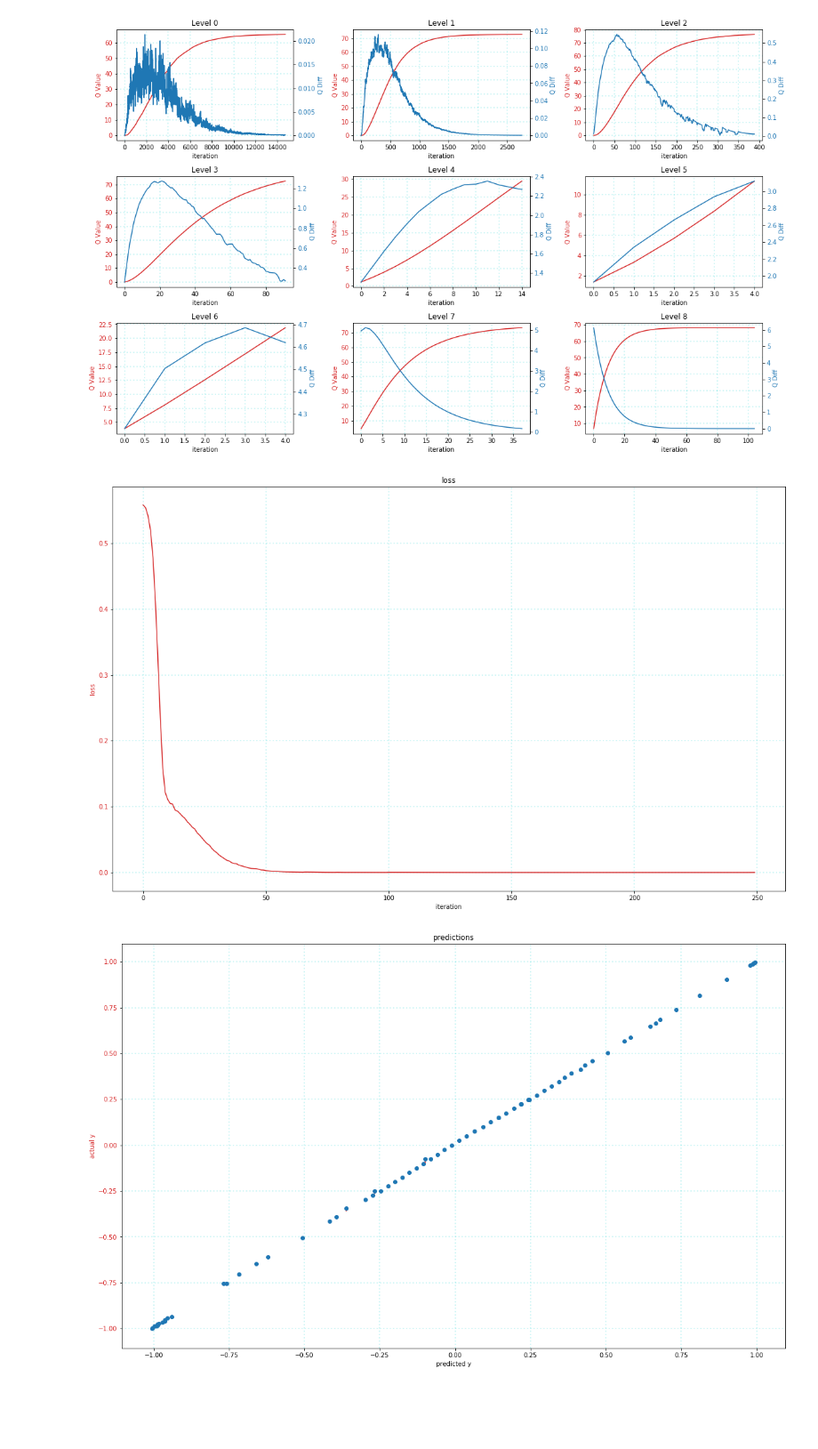
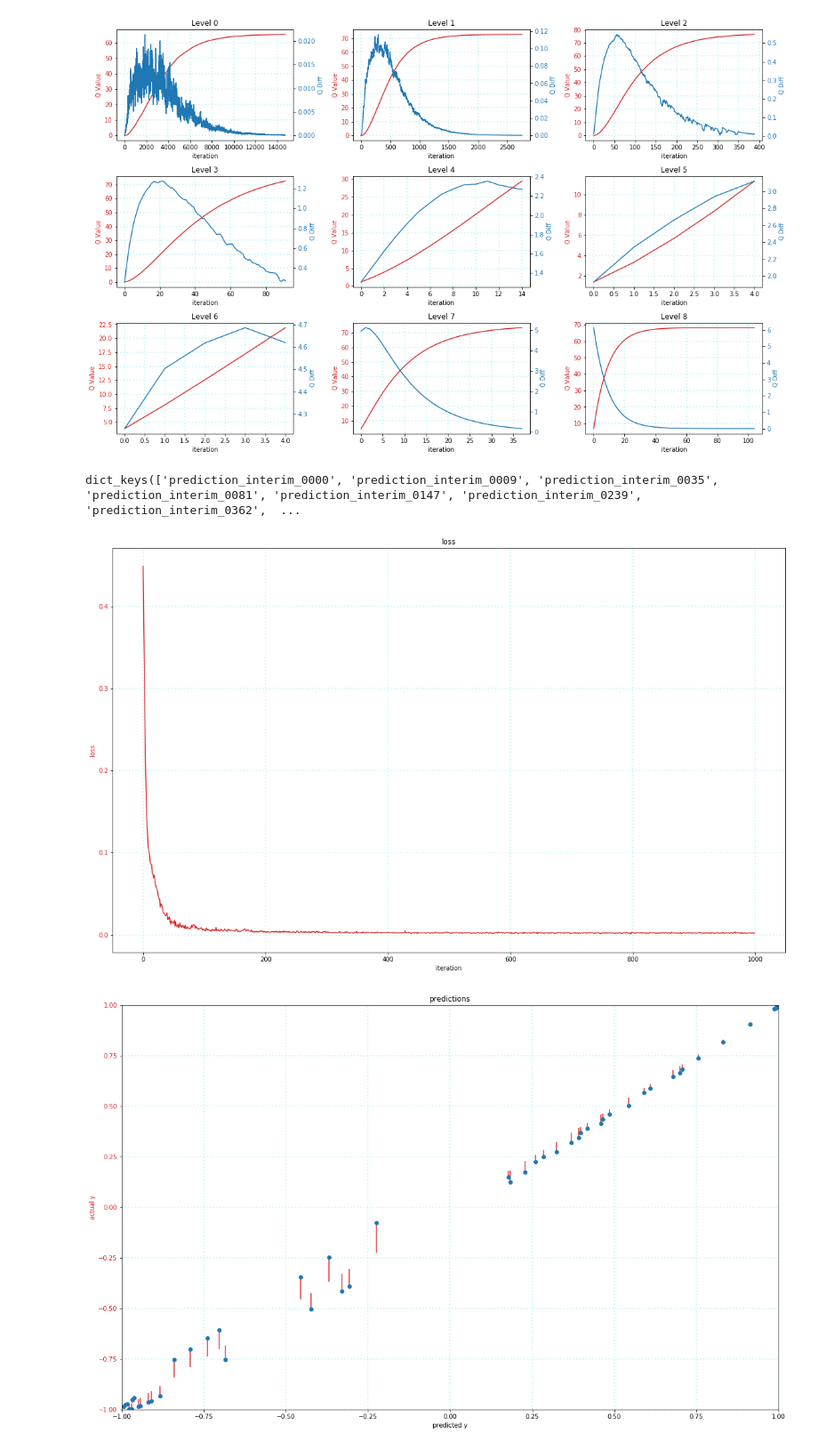
Before and after one commit to parrisma/RL-Intuition, a Jupyter notebook: src/tictactoe/experiment2/experiment2.ipynb, the cells around one changed output. Shown: that part at 89% size. Saved outputs shown, nothing was run; the diff lists cells and outputs as text; code cells hidden in the pictures; blank space fills up the shorter version.

Commit message:
moved interim test into a TF callback and added LR decay to hello world

```diff
--- a/src/tictactoe/experiment2/experiment2.ipynb
+++ b/src/tictactoe/experiment2/experiment2.ipynb
@@ -72,7 +72,11 @@ plt.show()
 # %% [output]
 [figure]
 # %%
-hello_world_data = ValsJson.load_values_from_json("..//data/Driving-Louis/summary.json")
+hello_world_data = ValsJson.load_values_from_json("..//data/Detecting-Lesa/summary.json")
+# %%
+hello_world_data.keys()
+# %% [output]
+dict_keys(['prediction_interim_0000', 'prediction_interim_0009', 'prediction_interim_0035', 'prediction_interim_0081', 'prediction_interim_0147', 'prediction_interim_0239', 'prediction_interim_0362',  ...
 # %%
 def plot_loss(loss, ax1):
     ax1_color = 'tab:red'
@@ -89,7 +93,7 @@ fig, ax = plt.subplots(ncols=1, nrows=1, constrained_layout=True)
 plot_loss(hello_world_data['loss'], ax)
 plt.show()
 # %% [output]
-[figure, old version]
+[figure, new version]
 # %%
 def plot_pred(y, pred_y, ax1, title):
     ax1_color = 'tab:red'
@@ -99,6 +103,8 @@ def plot_pred(y, pred_y, ax1, title):
     ax1.set_title(title)
     ax1.set_xlabel('predicted y')
     ax1.set_ylabel('actual y', color=ax1_color)
+    ax1.set_xlim([-1,1])
+    ax1.set_ylim([-1,1])
     ax1.errorbar(pred_y, y, yerr=err, color=ax2_color, fmt='o', ecolor=ax1_color)
     ax1.tick_params(axis='y', labelcolor=ax1_color)
     ax1.grid(b=True, color='DarkTurquoise', alpha=0.2, linestyle=':', linewidth=2)
@@ -106,15 +112,15 @@ def plot_pred(y, pred_y, ax1, title):
 # %%
 from IPython.display import clear_output
 plt.rcParams['figure.figsize'] = [40/2.54, 25/2.54]
 
-to_show = list(sorted([k for k, k in enumerate(y.keys()) if re.match(r'^prediction_interim_.*', k)]))
+to_show = list(sorted([k for k, k in enumerate(hello_world_data.keys()) if re.match(r'^prediction_interim_.*', k)]))
 to_show.append('predictions')
-for i in range(5):
+for i in range(1):
     for itm in to_show:
         clear_output(wait=True)
         fig, ax = plt.subplots(ncols=1, nrows=1, constrained_layout=True)
         plot_pred(hello_world_data['y_test'], hello_world_data[itm], ax, itm)
         plt.show()
         sleep(1)
 # %% [output]
-[figure, old version]
+[figure, new version]
```
Also changed, not shown: parts of 1 cell of this notebook, 2 other files.
